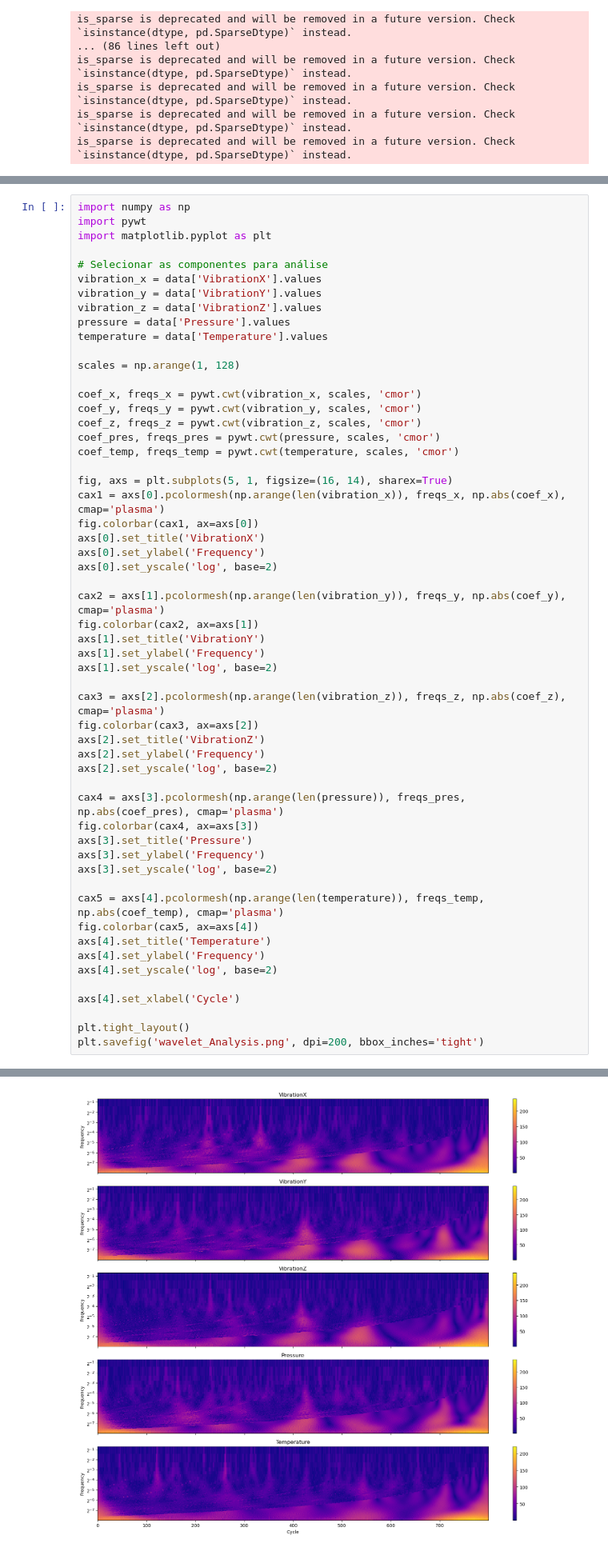
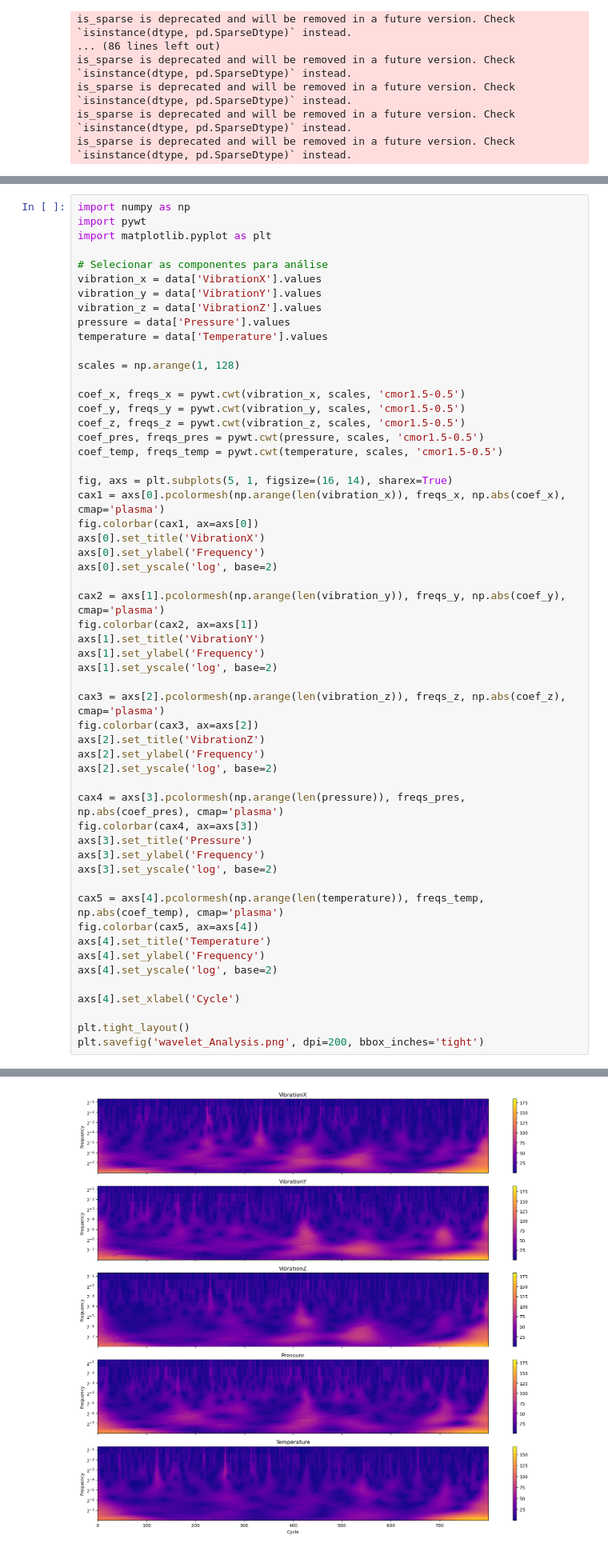
Before and after one commit to zemarchezi/FPSO-vessel-failure_shape_test, a Jupyter notebook: exploratory.ipynb, the cells around one changed output, grey strips where cells are left out. Shown at 80% size. Cells and saved outputs as stored; diff of their text form.

```diff
--- a/exploratory.ipynb
+++ b/exploratory.ipynb
@@ -430,11 +496,11 @@ temperature = data['Temperature'].values
 
 scales = np.arange(1, 128)
 
-coef_x, freqs_x = pywt.cwt(vibration_x, scales, 'cmor')
-coef_y, freqs_y = pywt.cwt(vibration_y, scales, 'cmor')
-coef_z, freqs_z = pywt.cwt(vibration_z, scales, 'cmor')
-coef_pres, freqs_pres = pywt.cwt(pressure, scales, 'cmor')
-coef_temp, freqs_temp = pywt.cwt(temperature, scales, 'cmor')
+coef_x, freqs_x = pywt.cwt(vibration_x, scales, 'cmor1.5-0.5')
+coef_y, freqs_y = pywt.cwt(vibration_y, scales, 'cmor1.5-0.5')
+coef_z, freqs_z = pywt.cwt(vibration_z, scales, 'cmor1.5-0.5')
+coef_pres, freqs_pres = pywt.cwt(pressure, scales, 'cmor1.5-0.5')
+coef_temp, freqs_temp = pywt.cwt(temperature, scales, 'cmor1.5-0.5')
 
 fig, axs = plt.subplots(5, 1, figsize=(16, 14), sharex=True)
 cax1 = axs[0].pcolormesh(np.arange(len(vibration_x)), freqs_x, np.abs(coef_x), cmap='plasma')
@@ -476 +541 @@ Wavelets from the family cmor, without parameters specified in the name are depr
-[figure, old version]
+[figure, new version]
```
Also changed, not shown: parts of 24 cells of this notebook, 8 other files.
